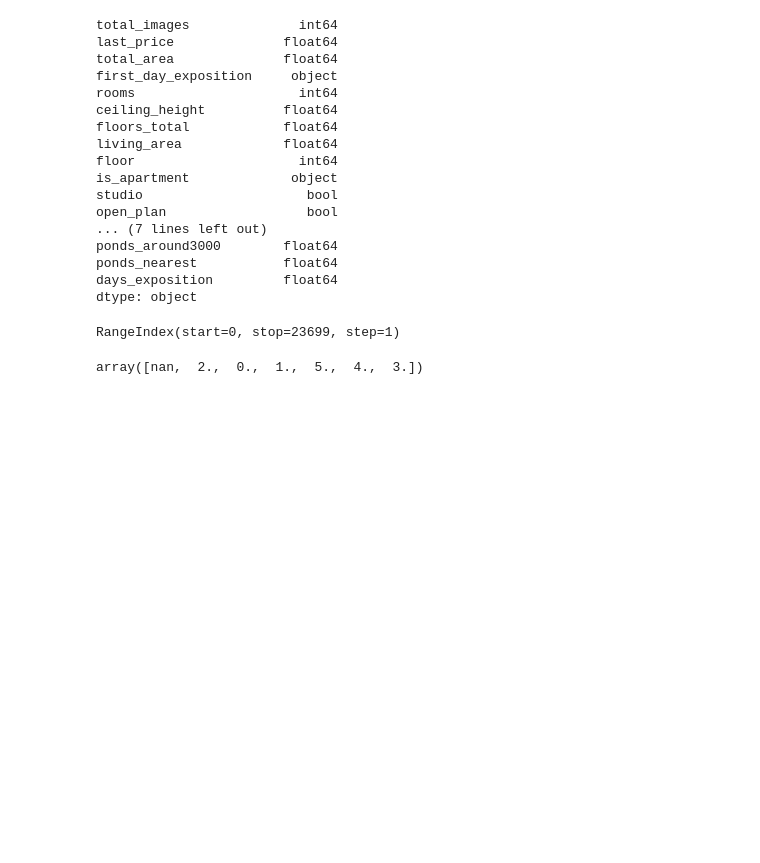
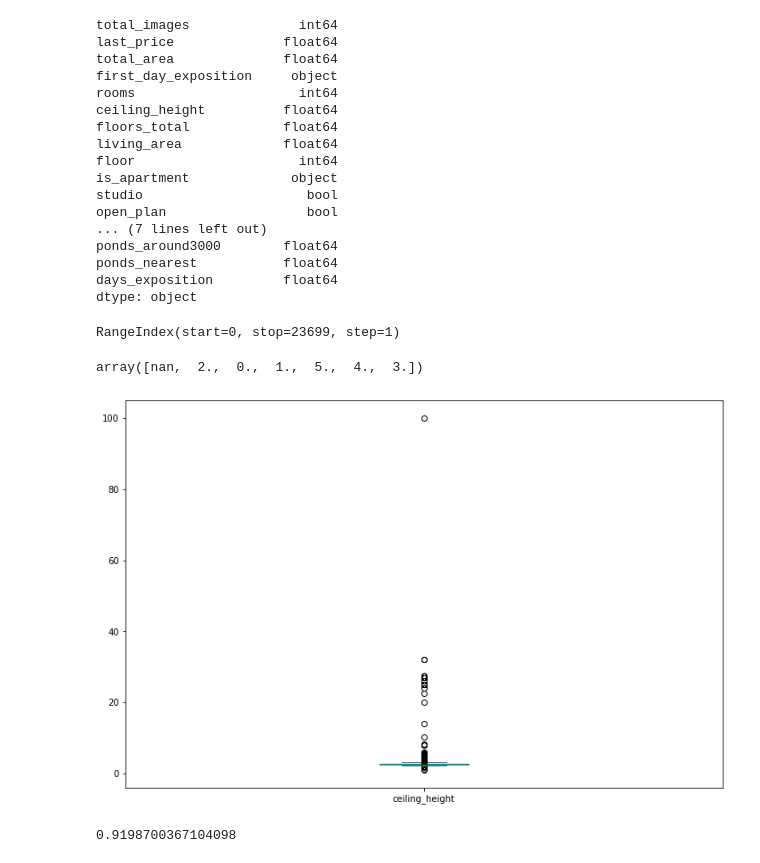
Before and after one commit to PonomarevaElena/Data, a Jupyter notebook: Стажировка_квартиры/project7.ipynb, the cells around one changed output. Cells and saved outputs as stored; diff of their text form; code cells hidden in the pictures; blank space fills up the shorter version.

```diff
--- a/Стажировка_квартиры/project7.ipynb
+++ b/Стажировка_квартиры/project7.ipynb
@@ -215,3 +215,15 @@ df.drop_duplicates(inplace = True)
 df.balcony.unique()
 # %% [output]
 array([nan,  2.,  0.,  1.,  5.,  4.,  3.])
+# %%
+#boxplot
+df.plot(kind = 'box',
+        y = 'ceiling_height',
+        figsize = (12,8));
+# %% [output]
+[figure, added]
+# %%
+df[(df.ceiling_height < 2.5) |
+   (df.ceiling_height > 3.8329700)].shape[0]/df.shape[0]*100
+# %% [output]
+0.9198700367104098
```
Also changed, not shown: parts of 9 cells of this notebook.
